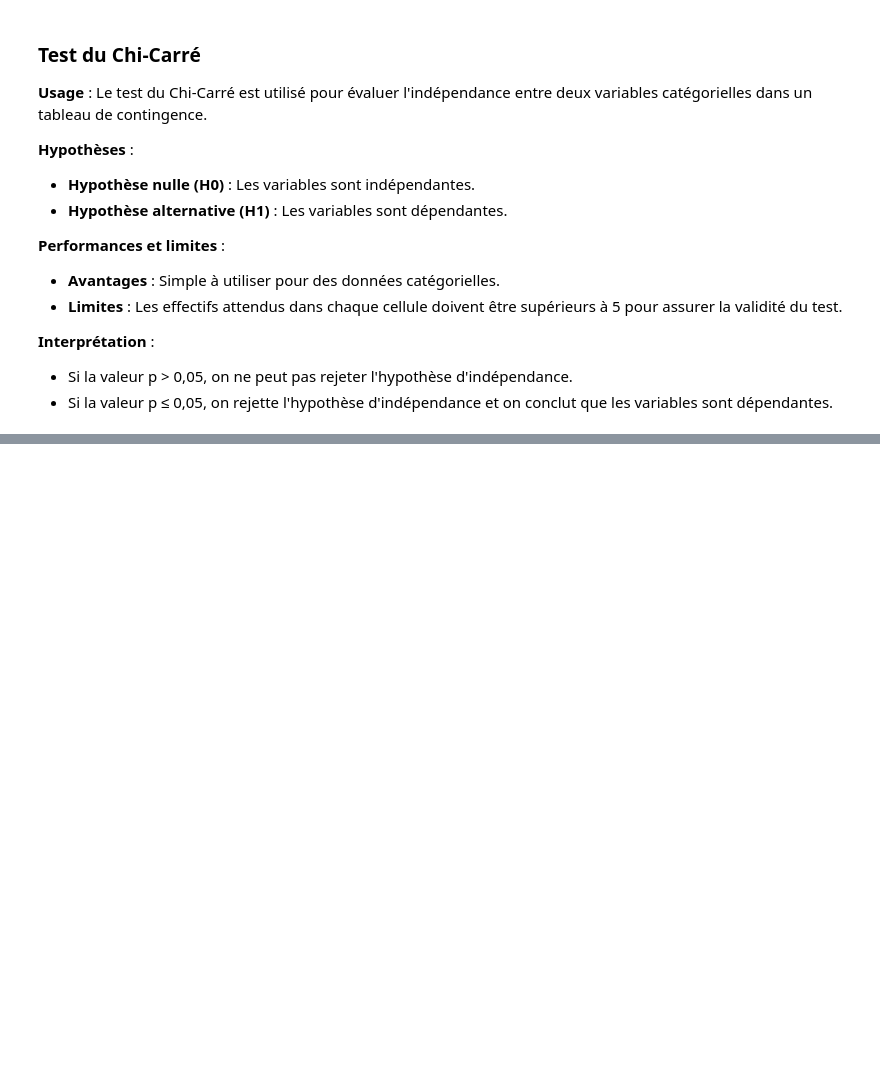
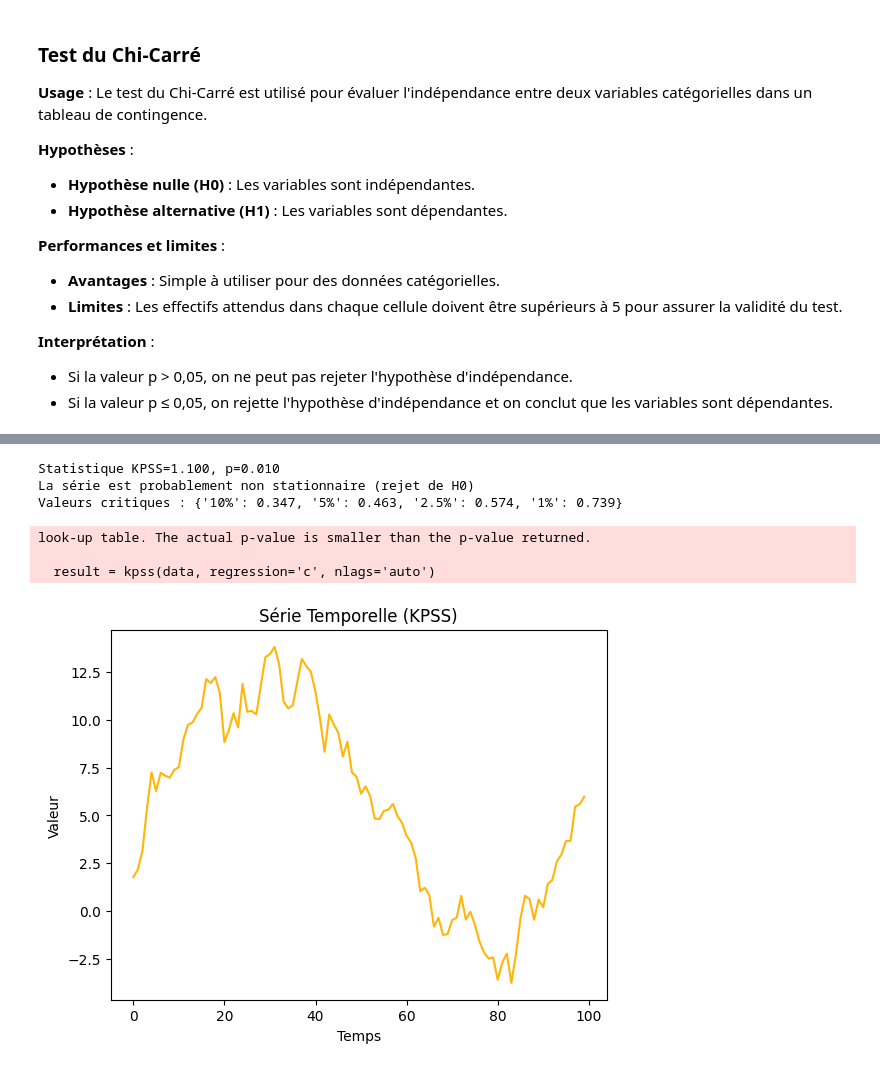
Before and after one commit to AbdelmajidLh/Cours, a Jupyter notebook: Statistiques/Statistiques.ipynb, the cells around one changed output, grey strips where cells are left out. Drawn from its saved outputs; the diff is of its cells as text; code cells hidden in the pictures; blank space fills up the shorter version.

```diff
--- a/Statistiques/Statistiques.ipynb
+++ b/Statistiques/Statistiques.ipynb
@@ -318,0 +400,28 @@ Probablement dépendant
+# %%
+from statsmodels.tsa.stattools import kpss
+
+# Test de KPSS
+result = kpss(data, regression='c', nlags='auto')
+print('Statistique KPSS=%.3f, p=%.3f' % (result[0], result[1]))
+if result[1] > 0.05:
+    print("La série est probablement stationnaire (échec du rejet de H0)")
+else:
+    print("La série est probablement non stationnaire (rejet de H0)")
+
+# Affichage des résultats
+print("Valeurs critiques :", result[3])
+
+# Visualisation
+plt.plot(data, color="#FFB606")
+plt.title("Série Temporelle (KPSS)")
+plt.xlabel("Temps")
+plt.ylabel("Valeur")
+plt.show()
+# %% [output]
+Statistique KPSS=1.100, p=0.010
+La série est probablement non stationnaire (rejet de H0)
+Valeurs critiques : {'10%': 0.347, '5%': 0.463, '2.5%': 0.574, '1%': 0.739}
+look-up table. The actual p-value is smaller than the p-value returned.
+
+  result = kpss(data, regression='c', nlags='auto')
+[figure, added]
```
Also changed, not shown: parts of 4 cells of this notebook.
